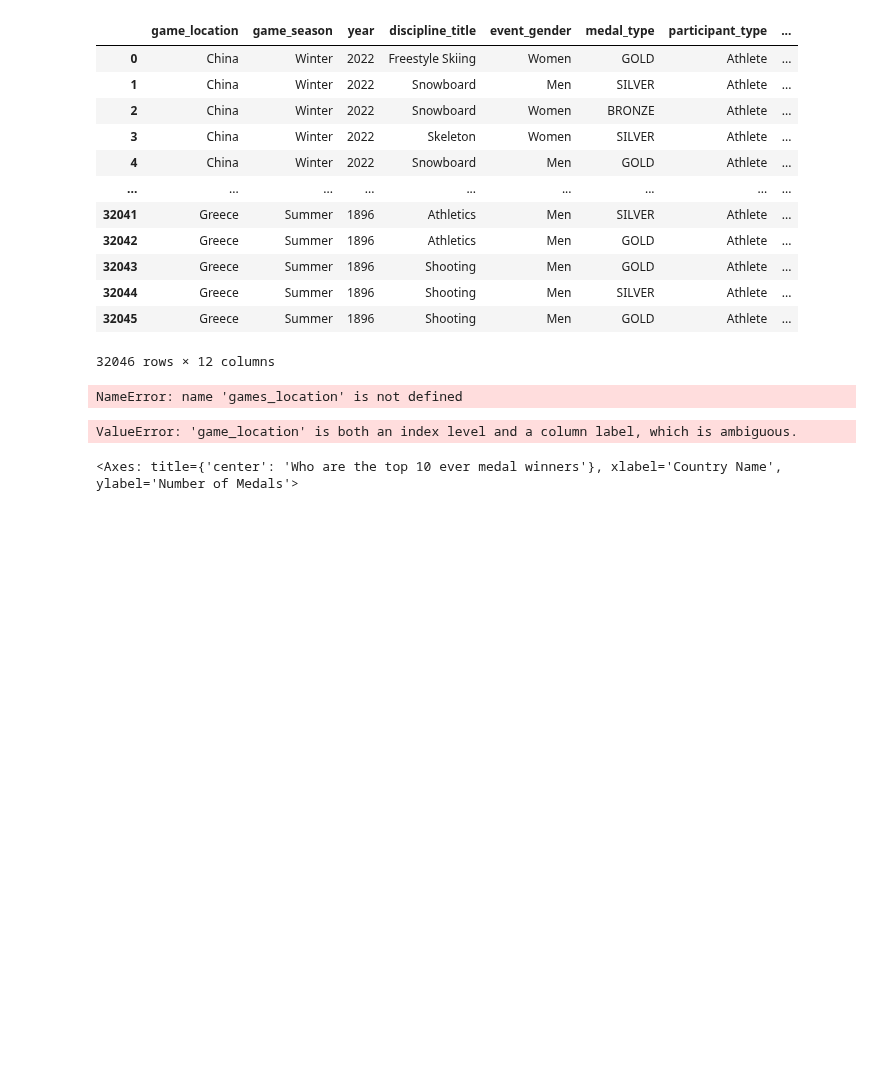
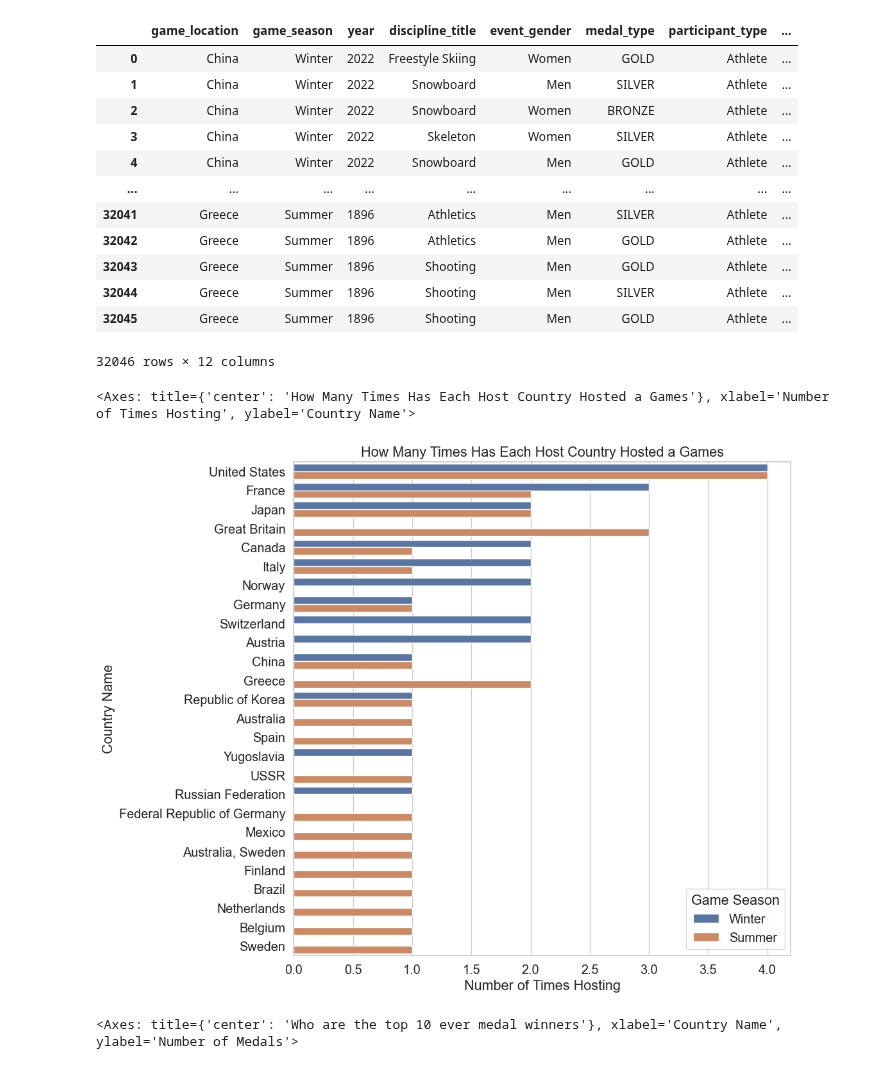
Before and after one commit to ubco-W2022T2-data301/project-group-group17, a Jupyter notebook: analysis/notebooks/analysis_conan.ipynb, the cells around one changed output. Drawn from its saved outputs; the diff is of its cells as text; code cells hidden in the pictures; blank space fills up the shorter version.

```diff
--- a/analysis/notebooks/analysis_conan.ipynb
+++ b/analysis/notebooks/analysis_conan.ipynb
@@ -160,34 +158,20 @@ df_merge
 # %%
 # Q2 Data vis
 
 # which country has hosted the games the most?
-
-df1 = df
-df[games_frequency] = df[games_location].count()
-
 plt.figure(figsize=(10,10))
 
 plot = sns.countplot(df1, y="game_location",
                      order = (df1['game_location'].value_counts().index),
                      hue = 'game_season')
 
 plot.set(xlabel ="Number of Times Hosting", ylabel ="Country Name", title = "How Many Times Has Each Host Country Hosted a Games")
 plt.legend(title='Game Season')
 
 plot
 # %% [output]
-NameError: name 'games_location' is not defined
+<Axes: title={'center': 'How Many Times Has Each Host Country Hosted a Games'}, xlabel='Number of Times Hosting', ylabel='Country Name'>
+[figure, added]
-# %%
-
-df = df1
-
-df['games_frequency'] = df.groupby('game_location')['game_location'].transform('size')
-df = df.sort_values(by=['games_frequency'], ascending = False).reset_index()
-df = df.drop(['index'], axis= "columns")
-df =
-df
-# %% [output]
-ValueError: 'game_location' is both an index level and a column label, which is ambiguous.
 # %%
 # Q2 Data vis
 
```
Also changed, not shown: parts of 13 cells of this notebook.
